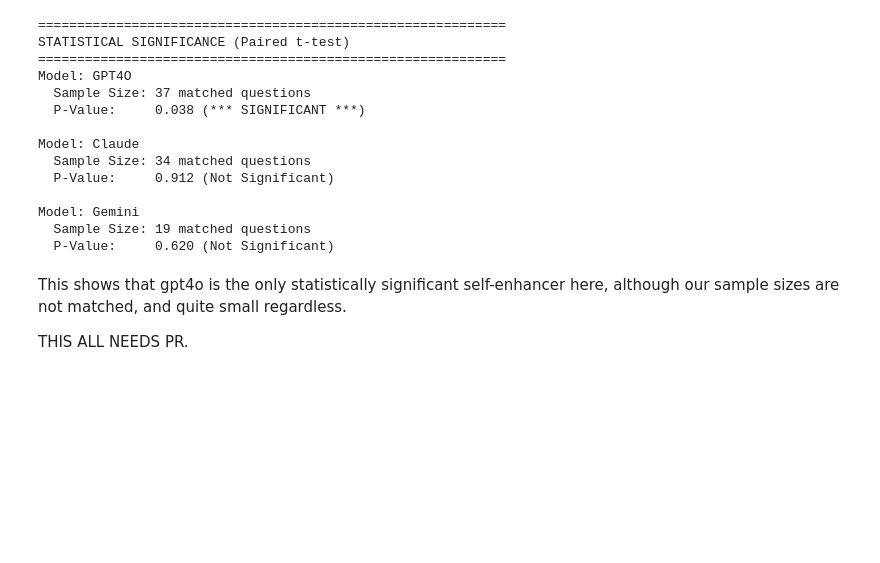
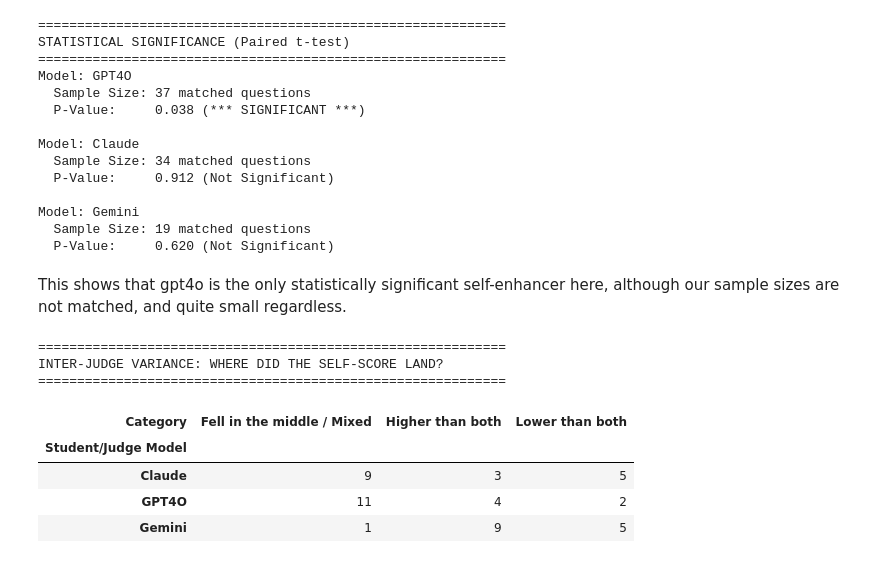
Before and after one commit to CMILINAZZO/medical-llm-self-bias-audit, a Jupyter notebook: notebooks/04_analysis_visuals.ipynb, the cells around one changed output. Saved outputs shown, nothing was run; the diff lists cells and outputs as text; code cells hidden in the pictures; blank space fills up the shorter version.

```diff
--- a/notebooks/04_analysis_visuals.ipynb
+++ b/notebooks/04_analysis_visuals.ipynb
@@ -585,5 +587,72 @@ Model: Gemini
   P-Value:     0.620 (Not Significant)
 # %% [markdown]
 This shows that gpt4o is the only statistically significant self-enhancer here, although our sample sizes are not matched, and quite small regardless.
-
-THIS ALL NEEDS PR.
+# %%
+import pandas as pd
+from IPython.display import display
+
+# Keep your existing mapping
+self_eval_mapping = {
+    'gpt4o': 'gpt-4o',
+    'claude': 'claude-sonnet-4-6',
+    'gemini': 'gemini-2.5-pro'
+}
+
+variance_records = []
+
+# Loop through each student model
+for student, self_judge in self_eval_mapping.items():
+    # Isolate data where the student model generated the answer
+    student_data = df_master[df_master['student_model'] == student]
+    pmids = student_data['pmid'].unique()
+
+    for pmid in pmids:
+        pmid_data = student_data[student_data['pmid'] == pmid]
+
+        # We only want to look at PMIDs where all 3 judges weighed in
+        if len(pmid_data) == 3:
+            # Map the judges to their scores for this specific question
+            scores = pmid_data.set_index('judge_model')['correctness_score'].to_dict()
+
+            self_score = scores.get(self_judge)
+            independent_judges = [j for j in scores.keys() if j != self_judge]
+
+            if self_score is not None and len(independent_judges) == 2:
+                ind_1 = scores[independent_judges[0]]
+                ind_2 = scores[independent_judges[1]]
+
+                # Categorize where the self-score falls
+                if self_score > ind_1 and self_score > ind_2:
+                    category = "Higher than both"
+                elif self_score < ind_1 and self_score < ind_2:
+                    category = "Lower than both"
+                elif self_score == ind_1 and self_score == ind_2:
+                    category = "Exact agreement with both"
+                else:
+                    category = "Fell in the middle / Mixed"
+
+                variance_records.append({
+                    'Student/Judge Model': student.upper() if student == 'gpt4o' else student.capitalize(),
+                    'PMID': pmid,
+                    'Category': category
+                })
+
+# Convert to DataFrame and summarize
+df_variance = pd.DataFrame(variance_records)
+
+print("="*60)
+print("INTER-JUDGE VARIANCE: WHERE DID THE SELF-SCORE LAND?")
+print("="*60)
+
+# Create a clean pivot table counting the occurrences
+variance_summary = df_variance.groupby('Student/Judge Model')['Category'].value_counts().unstack().fillna(0).astype(int)
+display(variance_summary)
+# %% [output]
+============================================================
+INTER-JUDGE VARIANCE: WHERE DID THE SELF-SCORE LAND?
+============================================================
+| Category | Fell in the middle / Mixed | Higher than both | Lower than both |
+| Student/Judge Model |  |  |  |
+| Claude | 9 | 3 | 5 |
+| GPT4O | 11 | 4 | 2 |
+| Gemini | 1 | 9 | 5 |
```
Also changed, not shown: parts of 2 cells of this notebook.
